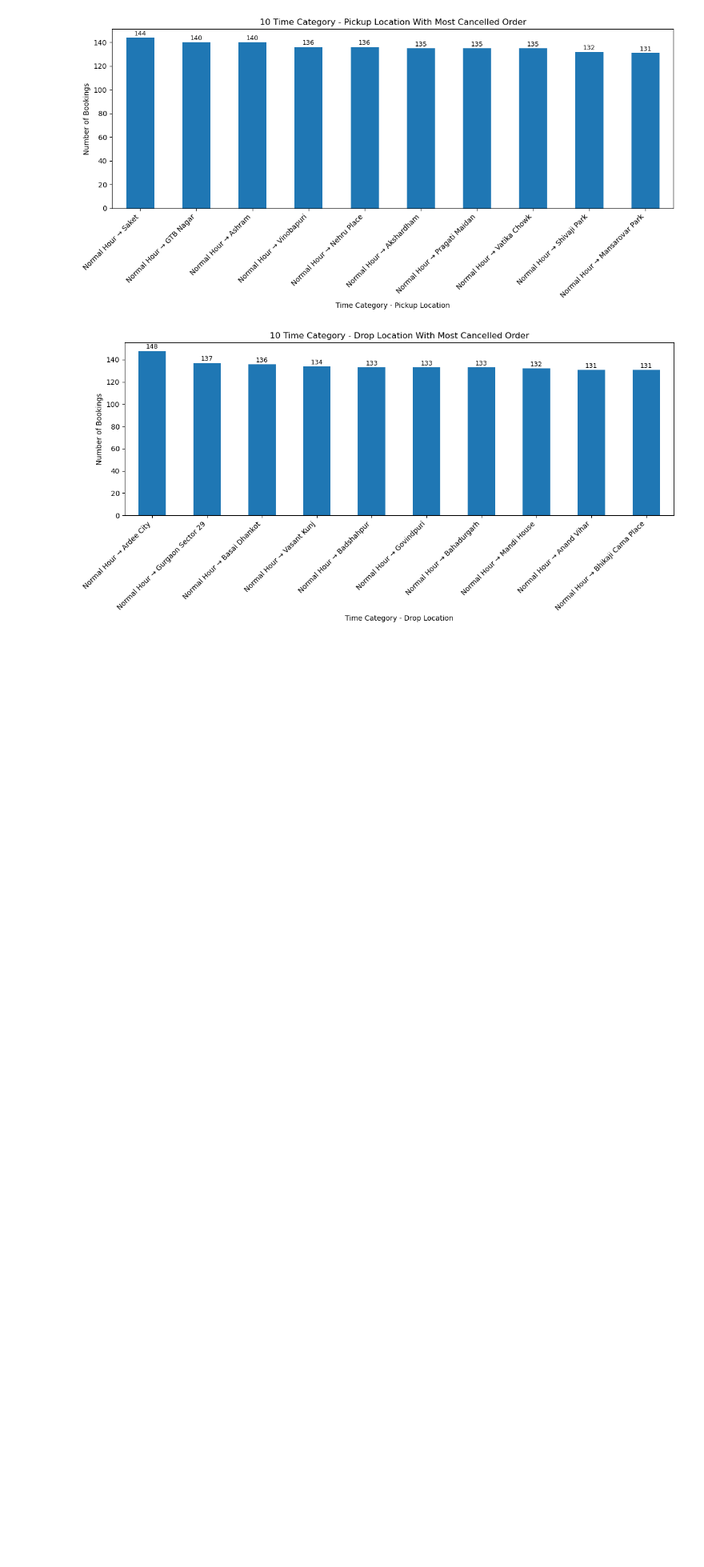
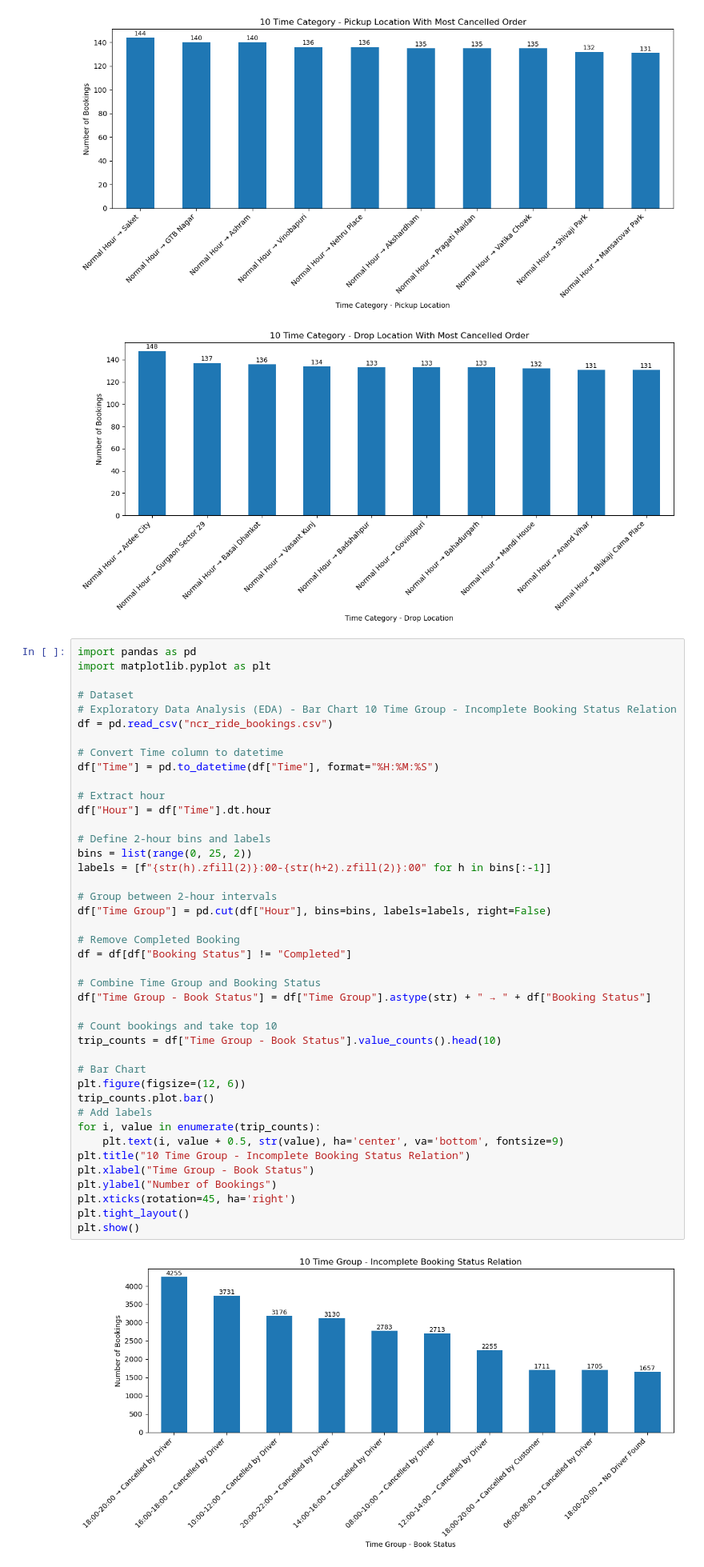
Before and after one commit to FlazeFy2/DS-Uber_Data_Analytics_Dashboard, a Jupyter notebook: exploratory data analysis-bar.ipynb, the cells around one changed output. Shown at 80% size. Saved outputs shown, nothing was run; the diff lists cells and outputs as text; blank space fills up the shorter version.

Commit message:
[DS] Exploratory Data Analysis (EDA) - Bar Chart 10 Time Group - Incomplete Booking Status Relation

```diff
--- a/exploratory data analysis-bar.ipynb
+++ b/exploratory data analysis-bar.ipynb
@@ -282,3 +282,47 @@ for dt in target_col:
 # %% [output]
 [figure]
 [figure]
+# %%
+import pandas as pd
+import matplotlib.pyplot as plt
+
+# Dataset
+# Exploratory Data Analysis (EDA) - Bar Chart 10 Time Group - Incomplete Booking Status Relation
+df = pd.read_csv("ncr_ride_bookings.csv")
+
+# Convert Time column to datetime
+df["Time"] = pd.to_datetime(df["Time"], format="%H:%M:%S")
+
+# Extract hour
+df["Hour"] = df["Time"].dt.hour
+
+# Define 2-hour bins and labels
+bins = list(range(0, 25, 2))
+labels = [f"{str(h).zfill(2)}:00-{str(h+2).zfill(2)}:00" for h in bins[:-1]]
+
+# Group between 2-hour intervals
+df["Time Group"] = pd.cut(df["Hour"], bins=bins, labels=labels, right=False)
+
+# Remove Completed Booking
+df = df[df["Booking Status"] != "Completed"]
+
+# Combine Time Group and Booking Status
+df["Time Group - Book Status"] = df["Time Group"].astype(str) + " → " + df["Booking Status"]
+
+# Count bookings and take top 10
+trip_counts = df["Time Group - Book Status"].value_counts().head(10)
+
+# Bar Chart
+plt.figure(figsize=(12, 6))
+trip_counts.plot.bar()
+# Add labels
+for i, value in enumerate(trip_counts):
+    plt.text(i, value + 0.5, str(value), ha='center', va='bottom', fontsize=9)
+plt.title("10 Time Group - Incomplete Booking Status Relation")
+plt.xlabel("Time Group - Book Status")
+plt.ylabel("Number of Bookings")
+plt.xticks(rotation=45, ha='right')
+plt.tight_layout()
+plt.show()
+# %% [output]
+[figure, added]
```
